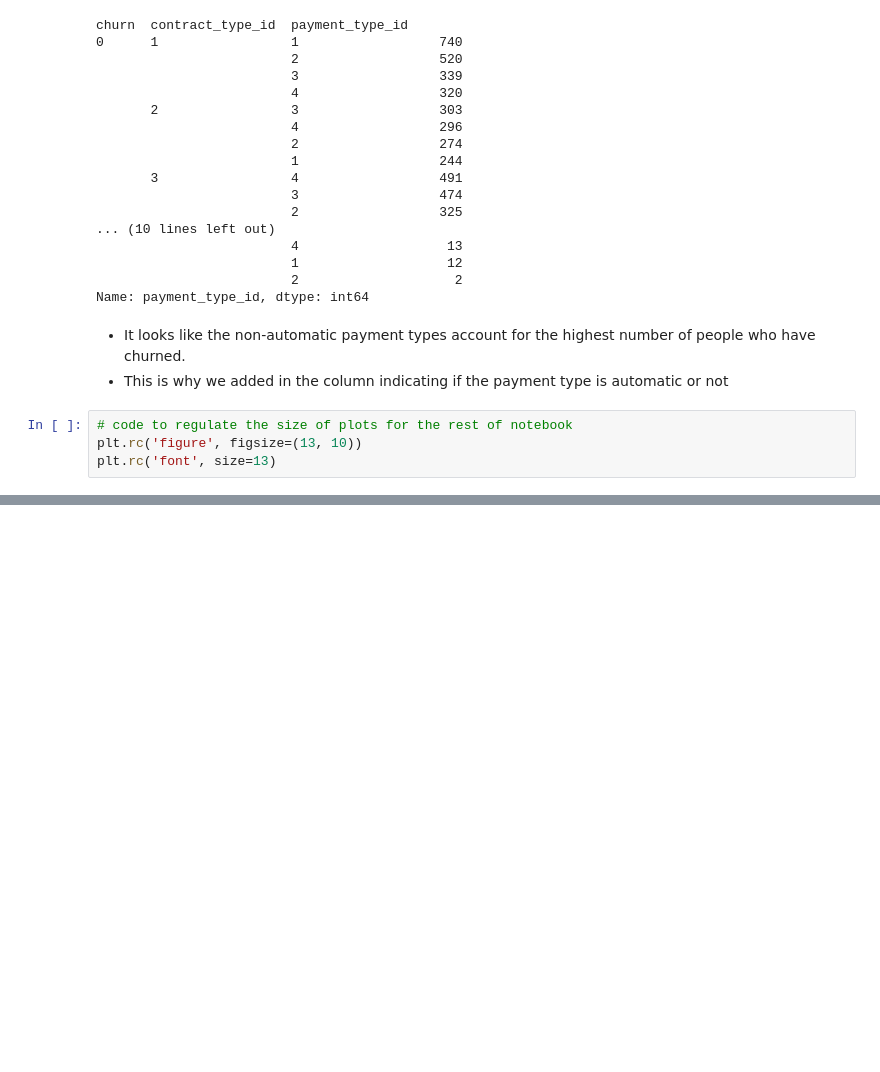
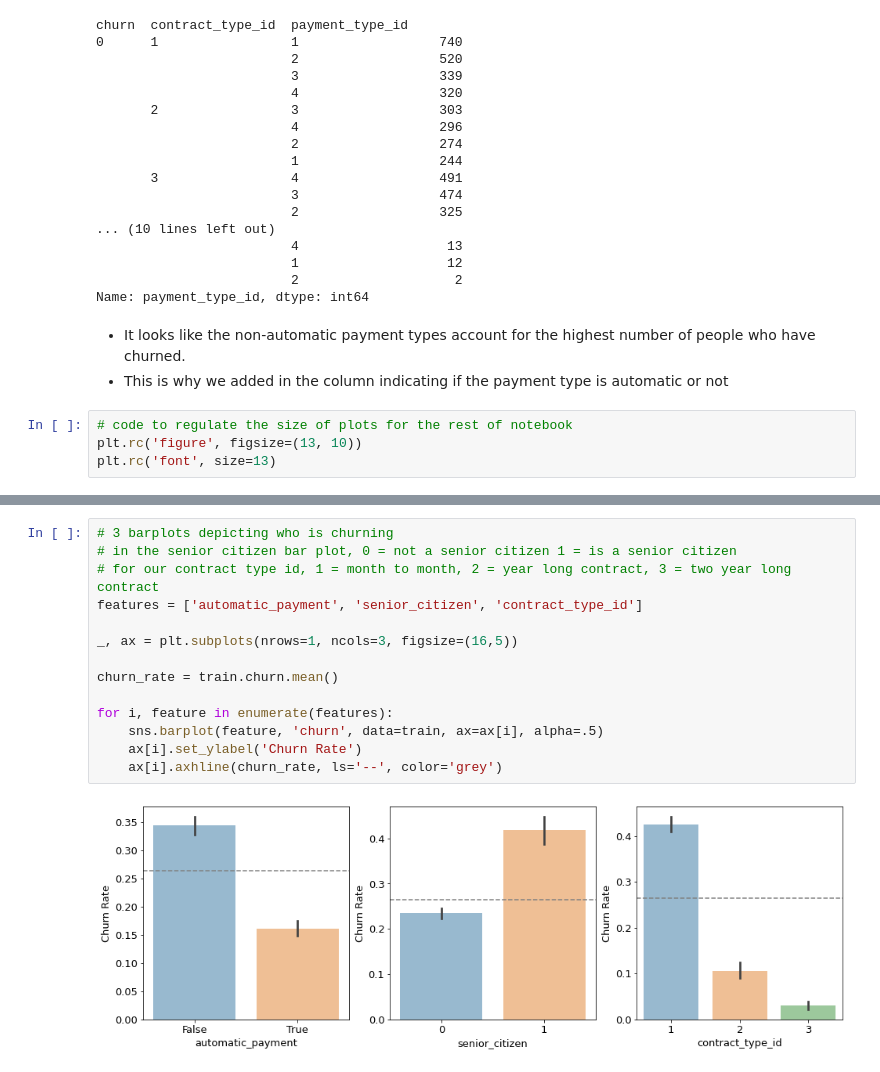
Before and after one commit to Corn-Shipps/predicting_telco_churn, a Jupyter notebook: predicting_telco_churn_final_report.ipynb, the cells around one changed output, grey strips where cells are left out. Drawn from its saved outputs; the diff is of its cells as text; blank space fills up the shorter version.

```diff
--- a/predicting_telco_churn_final_report.ipynb
+++ b/predicting_telco_churn_final_report.ipynb
@@ -217,0 +219,16 @@ plt.legend(loc=1)
+# %%
+# 3 barplots depicting who is churning
+# in the senior citizen bar plot, 0 = not a senior citizen 1 = is a senior citizen
+# for our contract type id, 1 = month to month, 2 = year long contract, 3 = two year long contract
+features = ['automatic_payment', 'senior_citizen', 'contract_type_id']
+
+_, ax = plt.subplots(nrows=1, ncols=3, figsize=(16,5))
+
+churn_rate = train.churn.mean()
+
+for i, feature in enumerate(features):
+    sns.barplot(feature, 'churn', data=train, ax=ax[i], alpha=.5)
+    ax[i].set_ylabel('Churn Rate')
+    ax[i].axhline(churn_rate, ls='--', color='grey')
+# %% [output]
+[figure, added]
```
Also changed, not shown: parts of 3 cells of this notebook.
